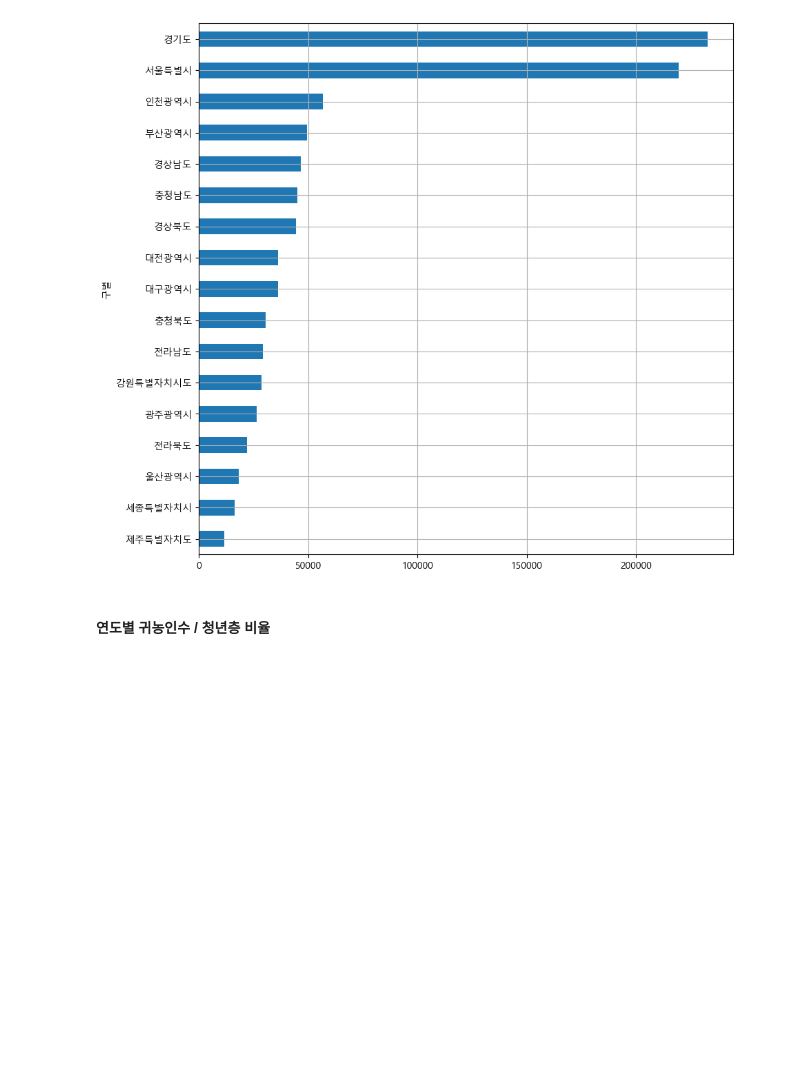
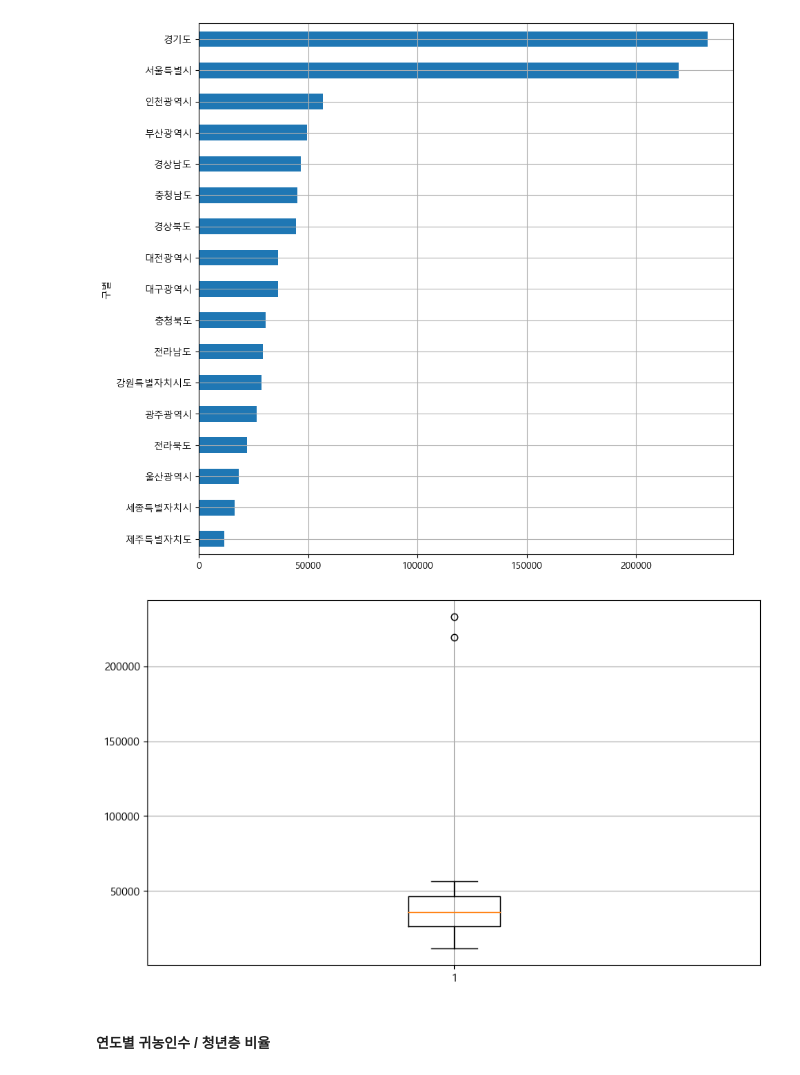
Before and after one commit to Aphian/data_science, a Jupyter notebook: 2_시각화.ipynb, the cells around one changed output. Cells and saved outputs as stored; diff of their text form; code cells hidden in the pictures; blank space fills up the shorter version.

```diff
--- a/2_시각화.ipynb
+++ b/2_시각화.ipynb
@@ -71,5 +71,12 @@ test.plot(kind='barh', grid=True, figsize=(10, 10))
 # %% [output]
 <Axes: ylabel='구별'>
 [figure]
+# %%
+plt.figure(figsize=(10,6))
+plt.boxplot(test)
+plt.grid(True)
+plt.show()
+# %% [output]
+[figure, added]
 # %% [markdown]
 #### 연도별 귀농인수 / 청년층 비율
```
Also changed, not shown: parts of 62 cells of this notebook, 7 other files.
